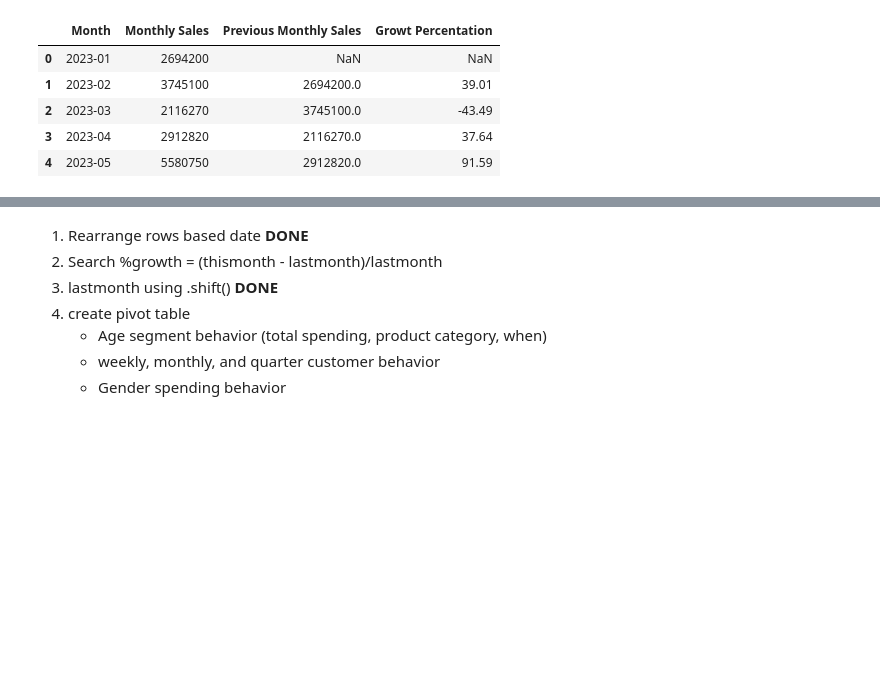
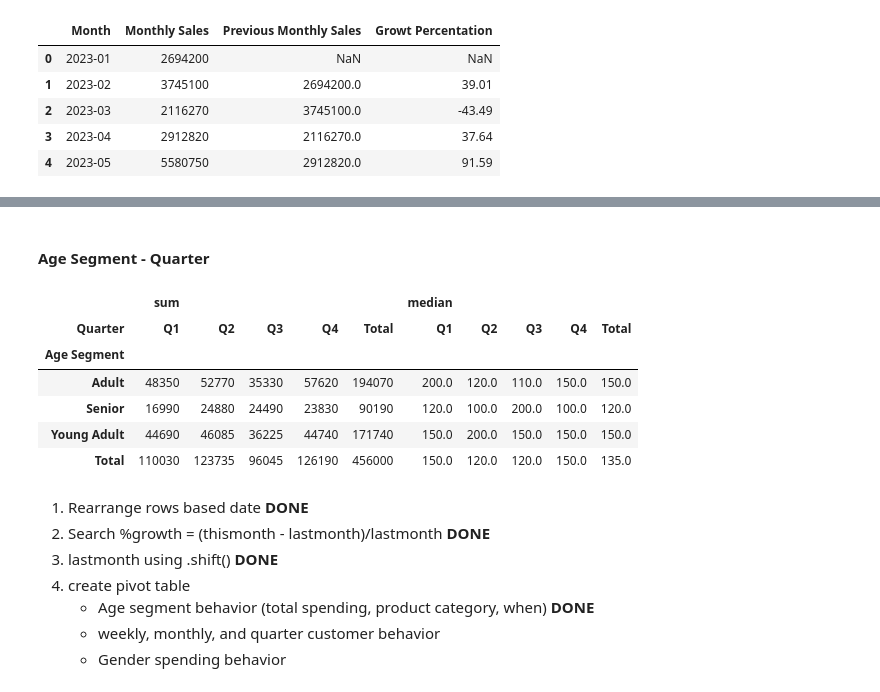
Before and after one commit to gracekaroma/analysis-of-sales-dataset, a Jupyter notebook: Sales Dataset Notebook.ipynb, the cells around one changed output, grey strips where cells are left out. Drawn from its saved outputs; the diff is of its cells as text; code cells hidden in the pictures; blank space fills up the shorter version.

```diff
--- a/Sales Dataset Notebook.ipynb
+++ b/Sales Dataset Notebook.ipynb
@@ -350,8 +404,29 @@ df_month.head()
+# %% [markdown]
+#### **Age Segment - Quarter**
+# %%
+# Quarter
+pd.pivot_table(
+    data=df_sales,
+    index=['Age Segment'],
+    values='Total Amount',
+    columns='Quarter',
+    aggfunc=['sum', 'median'],
+    margins=True,
+    margins_name='Total'
+)
+# %% [output]
+|  | sum |  |  |  |  | median |  |  |  |  |
+| Quarter | Q1 | Q2 | Q3 | Q4 | Total | Q1 | Q2 | Q3 | Q4 | Total |
+| Age Segment |  |  |  |  |  |  |  |  |  |  |
+| Adult | 48350 | 52770 | 35330 | 57620 | 194070 | 200.0 | 120.0 | 110.0 | 150.0 | 150.0 |
+| Senior | 16990 | 24880 | 24490 | 23830 | 90190 | 120.0 | 100.0 | 200.0 | 100.0 | 120.0 |
+| Young Adult | 44690 | 46085 | 36225 | 44740 | 171740 | 150.0 | 200.0 | 150.0 | 150.0 | 150.0 |
+| Total | 110030 | 123735 | 96045 | 126190 | 456000 | 150.0 | 120.0 | 120.0 | 150.0 | 135.0 |
 # %% [markdown]
 1. Rearrange rows based date **DONE**
-2. Search %growth = (thismonth - lastmonth)/lastmonth
+2. Search %growth = (thismonth - lastmonth)/lastmonth **DONE**
 3. lastmonth using .shift() **DONE**
 4. create pivot table
-    - Age segment behavior (total spending, product category, when)
+    - Age segment behavior (total spending, product category, when) **DONE**
     - weekly, monthly, and quarter customer behavior
     - Gender spending behavior
```
Also changed, not shown: parts of 7 cells of this notebook.
